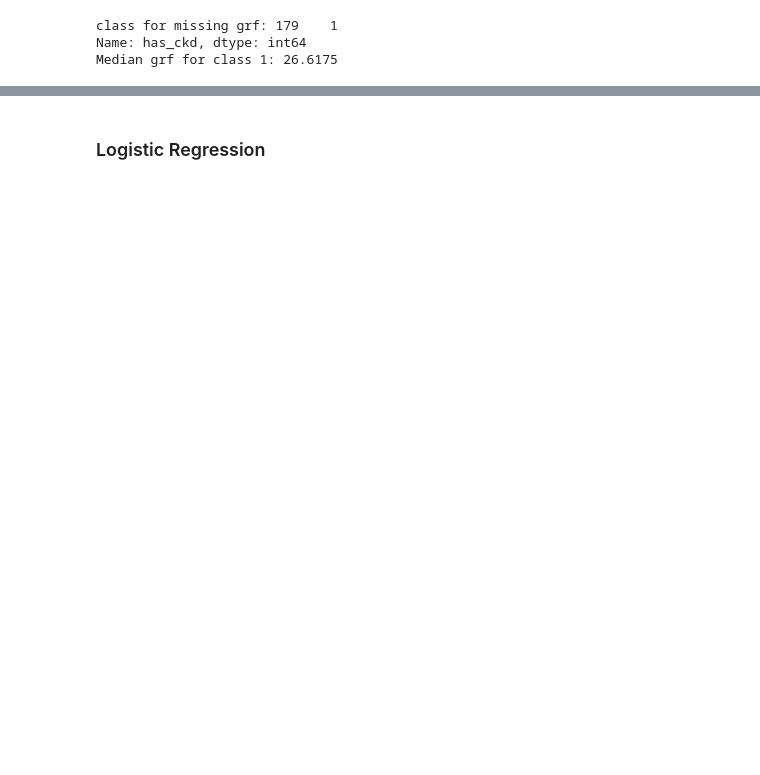
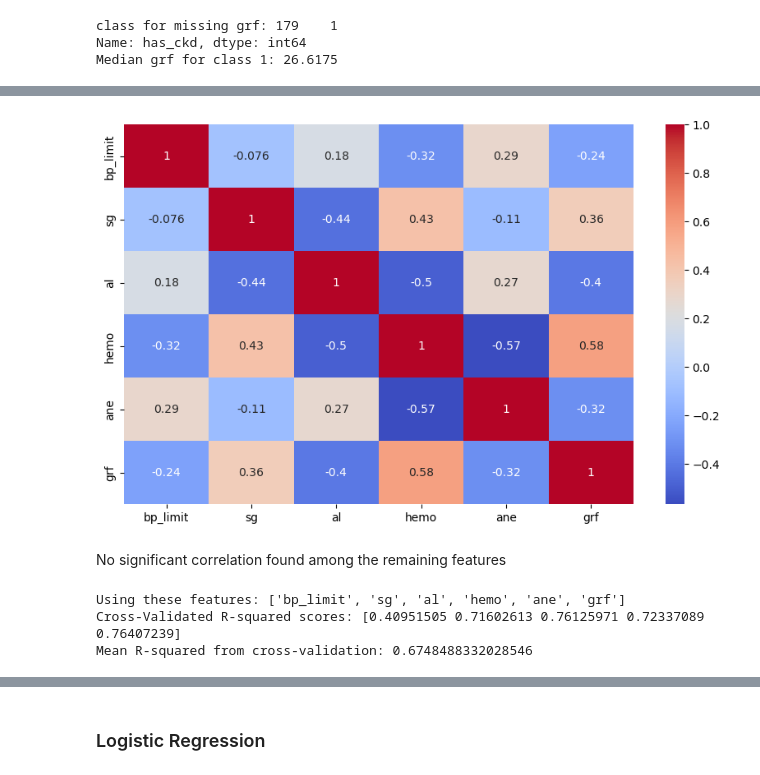
Before and after one commit to usd-ai/risk-factors-cdk, a Jupyter notebook: rfcdk.ipynb, the cells around one changed output, grey strips where cells are left out. Drawn from its saved outputs; the diff is of its cells as text; code cells hidden in the pictures; blank space fills up the shorter version.

Commit message:
some optimizations in finding optimal features for the models

```diff
--- a/rfcdk.ipynb
+++ b/rfcdk.ipynb
@@ -533,0 +400,8 @@ grf: -0.0013
+# %%
+# get the p-values from the model
+p_values = model.pvalues
+p_values_lt_than_0_05 = p_values[p_values < 0.05]
+del p_values_lt_than_0_05['const']
+
+print(pretty_print_dict(p_values_lt_than_0_05))
+significant_features = p_values_lt_than_0_05.index
@@ -533,0 +416,25 @@ grf: -0.0013
+# %%
+# In order to find the best features, we can start by inspecting the correlation matrix
+corr_matrix = df[significant_features].corr()
+plt.figure(figsize=(10, 6))
+sns.heatmap(corr_matrix, annot=True, cmap="coolwarm")
+plt.show()
+# %% [output]
+[figure, added]
+# %% [markdown]
+No significant correlation found among the remaining features
+# %%
+# Now, we'll do a cross-validated linear regression model with remaining features
+X = df[list(significant_features)]
+y = df['has_ckd']
+
+# Initialize and cross-validate the model
+model = LinearRegression()
+cv_scores = cross_val_score(model, X, y, cv=5, scoring="r2")  # R-squared scoring
+print(f"Using these features: {list(significant_features)}")
+print("Cross-Validated R-squared scores:", cv_scores)
+print("Mean R-squared from cross-validation:", cv_scores.mean())
+# %% [output]
+Using these features: ['bp_limit', 'sg', 'al', 'hemo', 'ane', 'grf']
+Cross-Validated R-squared scores: [0.40951505 0.71602613 0.76125971 0.72337089 0.76407239]
+Mean R-squared from cross-validation: 0.6748488332028546
```
Also changed, not shown: parts of 69 cells of this notebook, 1 other file.
